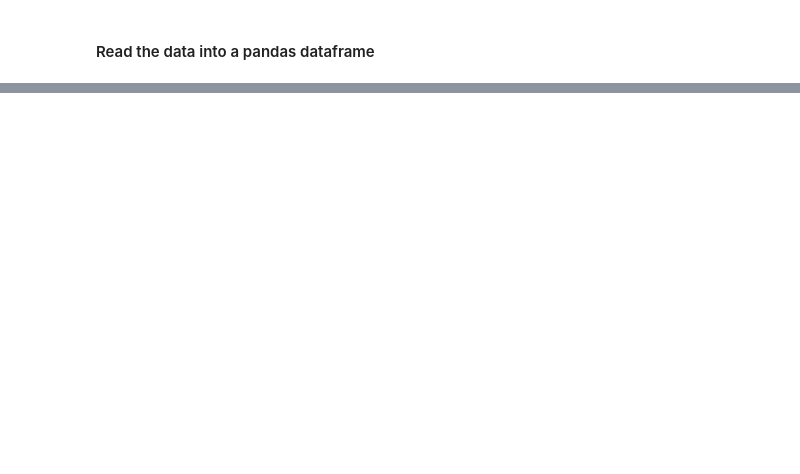
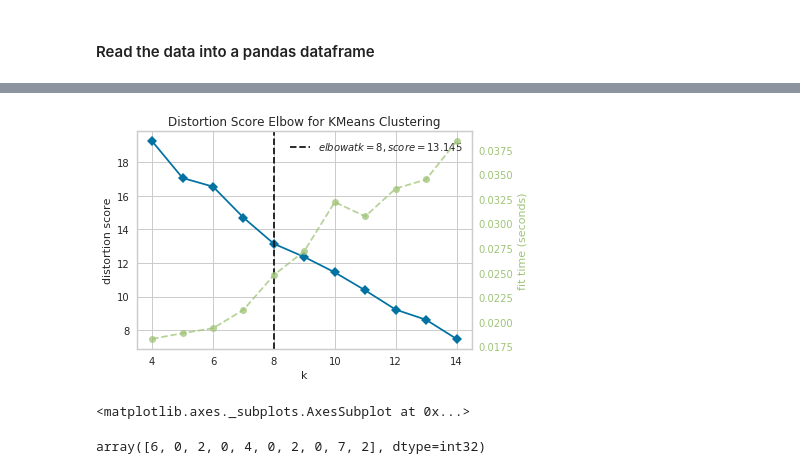
Before and after one commit to emniese/Coursera_Capstone, a Jupyter notebook: Data Science Final Project Proposal.ipynb, the cells around one changed output, grey strips where cells are left out. Drawn from its saved outputs; the diff is of its cells as text; code cells hidden in the pictures; blank space fills up the shorter version.

Commit message:
Published from Watson Studio.

```diff
--- a/Data Science Final Project Proposal.ipynb
+++ b/Data Science Final Project Proposal.ipynb
@@ -32,0 +348,7 @@ df.shape  #There are 102 neighborhood statistical areas in Atlanta.
+# %%
+# Want to focus on neighborhoods that have restaurants and high end entertainment
+
+atl_venues_raw['Rest']=atl_venues_raw['Venue Category'].str.contains('Restaurant|Museum|Art|Studio')  #Creates a new column with "True" if the venue is of approved type, and "False" otherwise
+# %%
+atl_venues=atl_venues_raw[atl_venues_raw.Rest!=False]  #only keep venues of type "Restaurant, museum, art, or studio"
+atl_venues.head()
@@ -32,0 +366,12 @@ df.shape  #There are 102 neighborhood statistical areas in Atlanta.
+# %%
+# one hot encoding
+atl_onehot = pd.get_dummies(atl_venues[['Venue Category']], prefix="", prefix_sep="")
+
+# add neighborhood column back to dataframe
+atl_onehot['Neighborhood'] = atl_venues['Neighborhood']
+
+# move neighborhood column to the first column
+fixed_columns = [atl_onehot.columns[-1]] + list(atl_onehot.columns[:-1])
+atl_onehot = atl_onehot[fixed_columns]
+
+atl_onehot.head()
@@ -32,0 +386,4 @@ df.shape  #There are 102 neighborhood statistical areas in Atlanta.
+# %%
+#group by neighborhood
+atl_grouped = atl_onehot.groupby('Neighborhood').mean().reset_index()
+atl_grouped
@@ -32,0 +477,22 @@ df.shape  #There are 102 neighborhood statistical areas in Atlanta.
+# %%
+# Use Elbow method to find optimal number of clusters
+atl_grouped_clustering = atl_grouped.drop('Neighborhood', 1)
+
+model=KMeans()
+visualizer=KElbowVisualizer(model, k=(4,15))  #run for k-values between 4 and 15
+visualizer.fit(atl_grouped_clustering)        # Fit the data to the elbow method visualizer
+visualizer.show()        # Show the plot and optimal k-value
+# %% [output]
+[figure, added]
+<matplotlib.axes._subplots.AxesSubplot at 0x...>
+# %%
+# set number of clusters based on result of elbow method
+kclusters = 8
+
+# run k-means clustering
+kmeans = KMeans(n_clusters=kclusters, random_state=0).fit(atl_grouped_clustering)
+
+# check cluster labels generated for each row in the dataframe
+kmeans.labels_[0:10]
+# %% [output]
+array([6, 0, 2, 0, 4, 0, 2, 0, 7, 2], dtype=int32)
```
Also changed, not shown: parts of 49 cells of this notebook.
